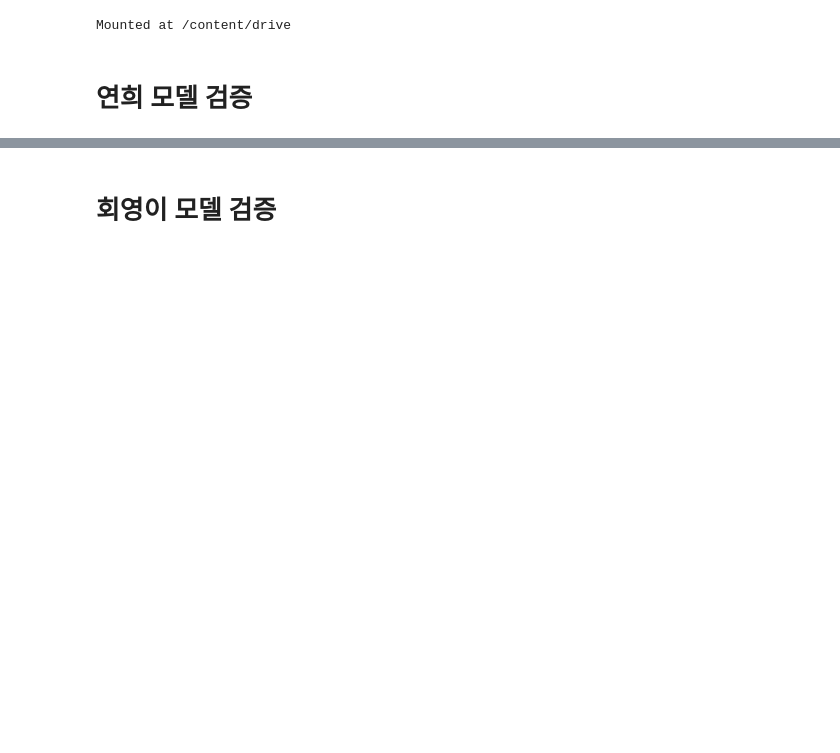
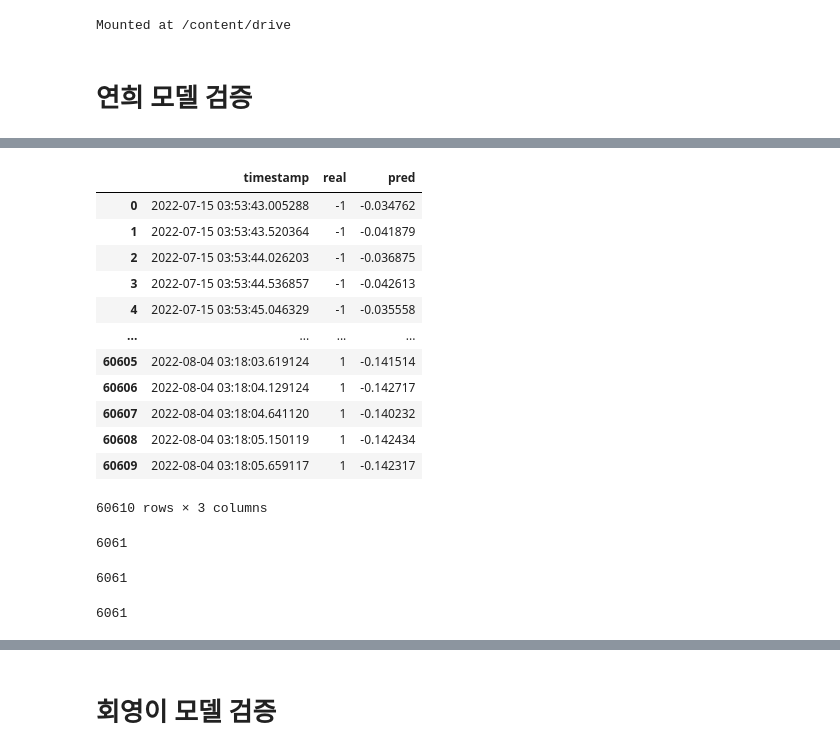
Before and after one commit to hyunku/Brain-Machine_Interface_System, a Jupyter notebook: 5sec_model_evaluation.ipynb, the cells around one changed output, grey strips where cells are left out. Cells and saved outputs as stored; diff of their text form; code cells hidden in the pictures; blank space fills up the shorter version.

```diff
--- a/5sec_model_evaluation.ipynb
+++ b/5sec_model_evaluation.ipynb
@@ -112,0 +112,70 @@ y_pred = model_qda.predict(X_test)
+# %%
+result_df = pd.DataFrame({'timestamp':eeg['timestamp'],
+                          'real':eeg['event'],
+                          'pred':y_pred})
+result_df
+# %% [output]
+|  | timestamp | real | pred |
+| 0 | 2022-07-15 03:53:43.005288 | -1 | -0.034762 |
+| 1 | 2022-07-15 03:53:43.520364 | -1 | -0.041879 |
+| 2 | 2022-07-15 03:53:44.026203 | -1 | -0.036875 |
+| 3 | 2022-07-15 03:53:44.536857 | -1 | -0.042613 |
+| 4 | 2022-07-15 03:53:45.046329 | -1 | -0.035558 |
+| ... | ... | ... | ... |
+| 60605 | 2022-08-04 03:18:03.619124 | 1 | -0.141514 |
+| 60606 | 2022-08-04 03:18:04.129124 | 1 | -0.142717 |
+| 60607 | 2022-08-04 03:18:04.641120 | 1 | -0.140232 |
+| 60608 | 2022-08-04 03:18:05.150119 | 1 | -0.142434 |
+| 60609 | 2022-08-04 03:18:05.659117 | 1 | -0.142317 |
+60610 rows × 3 columns
+# %%
+# 1. 5초동안의 amplitude 비교
+amplitude_target = []
+for i in range(0,len(result_df),10):
+  if result_df['pred'][i] > result_df['pred'][i+9]:
+    amplitude_target.append(-1)
+  else:
+    amplitude_target.append(1)
+
+len(amplitude_target)
+# %% [output]
+6061
+# %%
+# 2. 5초동안 낙폭 count 비교
+count_target = []
+count_target_imsi = []
+for i in range(0,len(result_df),10):
+  count_target_imsi.clear()
+  for j in range(i,i+9):
+    if result_df['pred'][j] < result_df['pred'][j+1]:
+      count_target_imsi.append(1)
+    else:
+      count_target_imsi.append(-1)
+  up_sig_5sec = count_target_imsi.count(1)
+  down_sig_5sec = count_target_imsi.count(-1)
+  if up_sig_5sec > down_sig_5sec:
+    count_target.append(1)
+  else:
+    count_target.append(-1)
+
+len(count_target)
+# %% [output]
+6061
+# %%
+# 원래 target값도 5초에 맞게 변환 -> count기준
+target_5sec = []
+sig_li = []
+for i in range(0,len(result_df),10):
+  sig_li.clear()
+  for j in range(i,i+9):
+    sig_li.append(result_df['real'][j])
+  up_sig_5 = sig_li.count(1)
+  down_sig_5 = sig_li.count(-1)
+  if up_sig_5 > down_sig_5:
+    target_5sec.append(1)
+  else:
+    target_5sec.append(-1)
+
+len(target_5sec)
+# %% [output]
+6061
```
Also changed, not shown: parts of 23 cells of this notebook.
